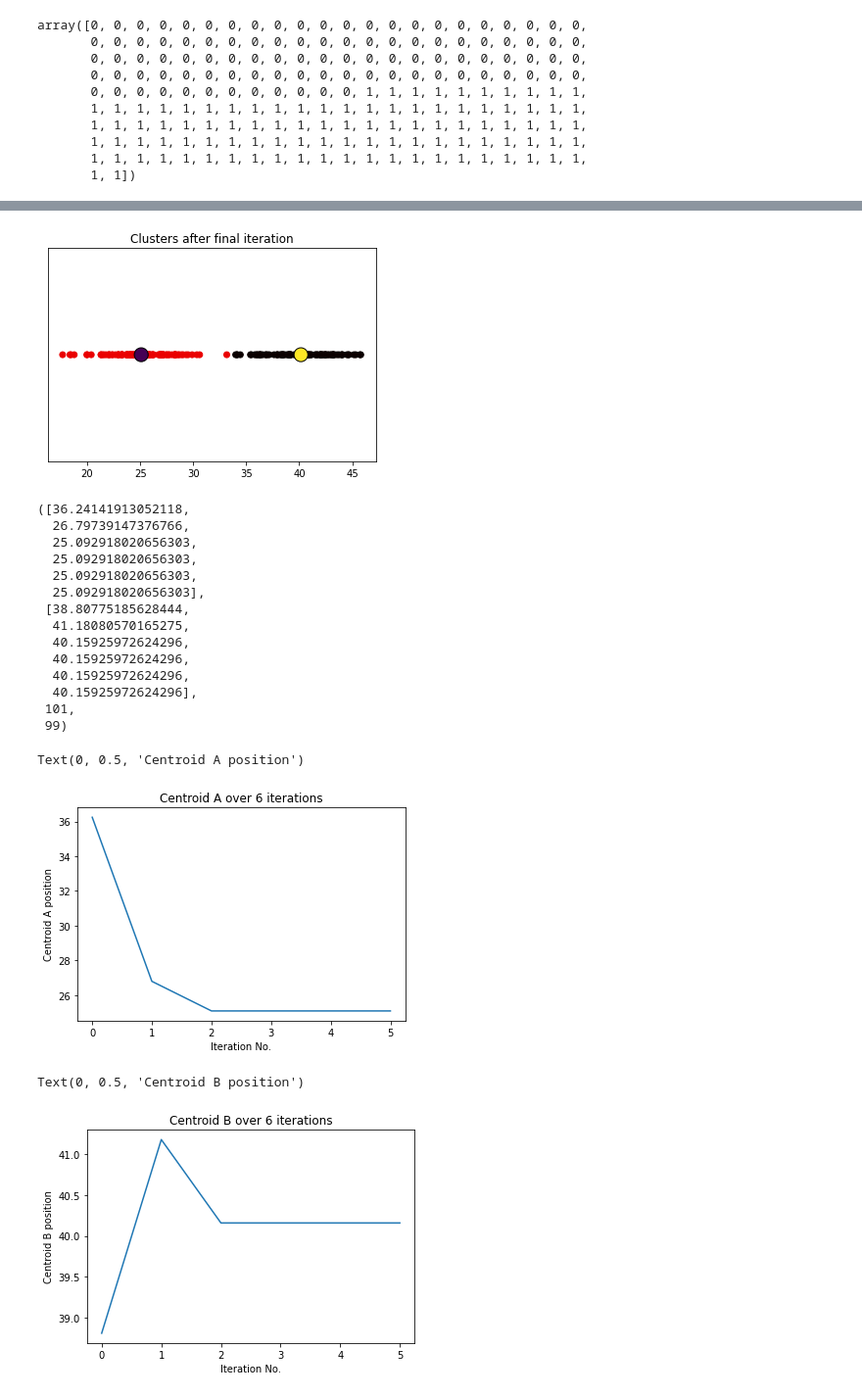
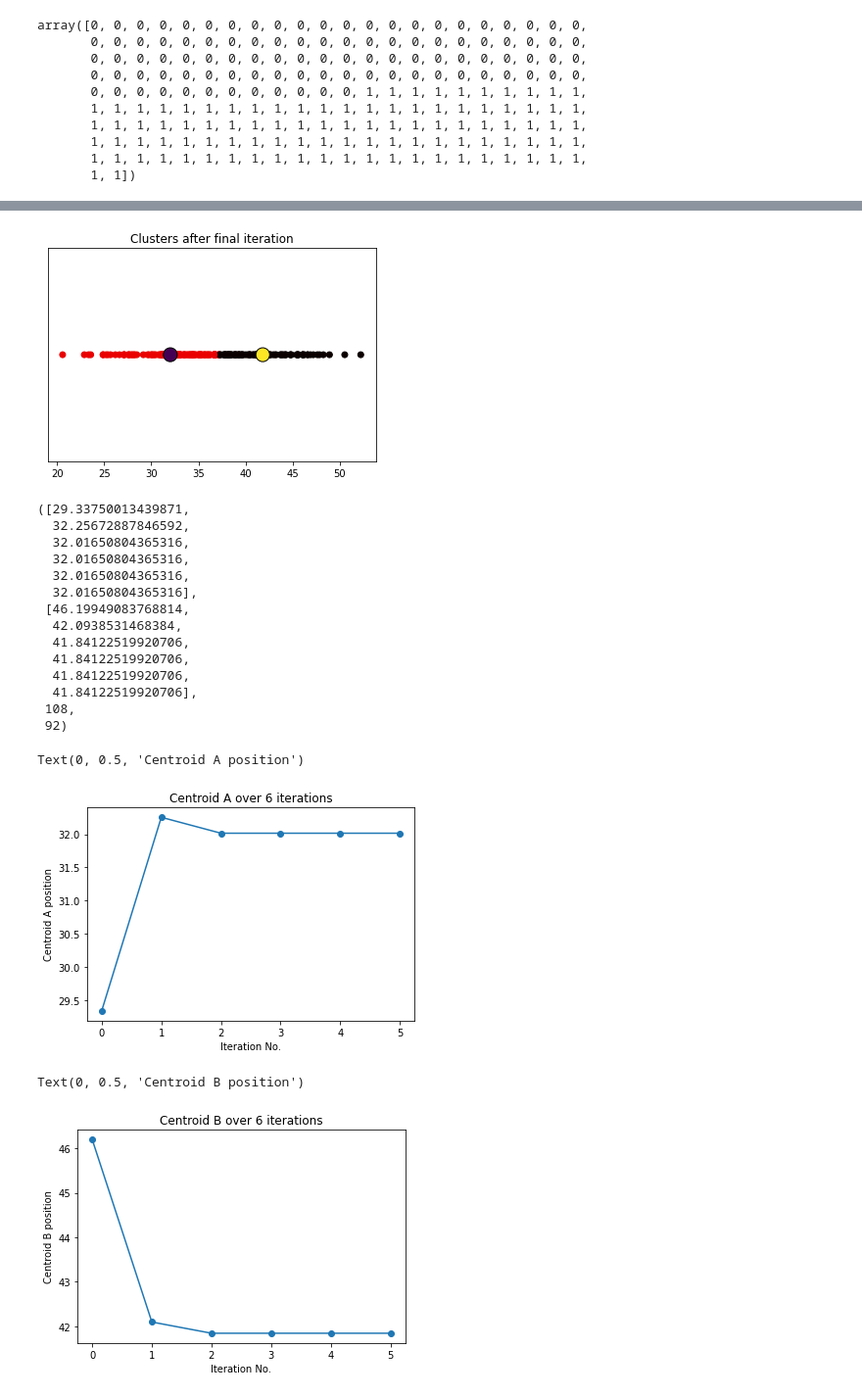
Before and after one commit to manuelseet/KMeans, a Jupyter notebook: kmeans (from scratch).ipynb, the cells around one changed output, grey strips where cells are left out. Shown at 98% size. Drawn from its saved outputs; the diff is of its cells as text; code cells hidden in the pictures.

```diff
--- a/kmeans (from scratch).ipynb
+++ b/kmeans (from scratch).ipynb
@@ -13,10 +13,11 @@ import matplotlib.pyplot as plt
 from random import random
 
 n = 100
+lr = 0.5
 
 #here, I generate random gaussian dist data, with discriminable locations
-a = np.random.normal(25,3,n)
-b = np.random.normal(40,3,n)
+a = np.random.normal(33,5,n)
+b = np.random.normal(40,5,n)
 x = np.append(a,b)
 
 label_a = np.array([0]*n)
@@ -142,40 +143,40 @@ plt.title("Clusters after final iteration")
 #plt.legend()
 plt.show()
 # %% [output]
-[figure, old version]
+[figure, new version]
 # %%
 centroidsA, centroidsB, len(a1), len(b1)
 # %% [output]
-([36.24141913052118,
-  26.79739147376766,
-  25.092918020656303,
-  25.092918020656303,
-  25.092918020656303,
-  25.092918020656303],
- [38.80775185628444,
-  41.18080570165275,
-  40.15925972624296,
-  40.15925972624296,
-  40.15925972624296,
-  40.15925972624296],
- 101,
- 99)
+([29.33750013439871,
+  32.25672887846592,
+  32.01650804365316,
+  32.01650804365316,
+  32.01650804365316,
+  32.01650804365316],
+ [46.19949083768814,
+  42.0938531468384,
+  41.84122519920706,
+  41.84122519920706,
+  41.84122519920706,
+  41.84122519920706],
+ 108,
+ 92)
 # %%
-plt.plot(range(len(centroidsA)), centroidsA)
+plt.plot(range(len(centroidsA)), centroidsA, "o-")
 plt.title("Centroid A over %i iterations" % len(centroidsA))
 plt.xlabel("Iteration No.")
 plt.ylabel("Centroid A position")
 # %% [output]
 Text(0, 0.5, 'Centroid A position')
-[figure, old version]
+[figure, new version]
 # %%
-plt.plot(range(len(centroidsB)), centroidsB)
+plt.plot(range(len(centroidsB)), centroidsB, "o-")
 plt.title("Centroid B over %i iterations" % len(centroidsB))
 plt.xlabel("Iteration No.")
 plt.ylabel("Centroid B position")
 # %% [output]
 Text(0, 0.5, 'Centroid B position')
-[figure, old version]
+[figure, new version]
 # %%
 from sklearn.metrics import confusion_matrix, classification_report
 
```
Also changed, not shown: parts of 7 cells of this notebook.
